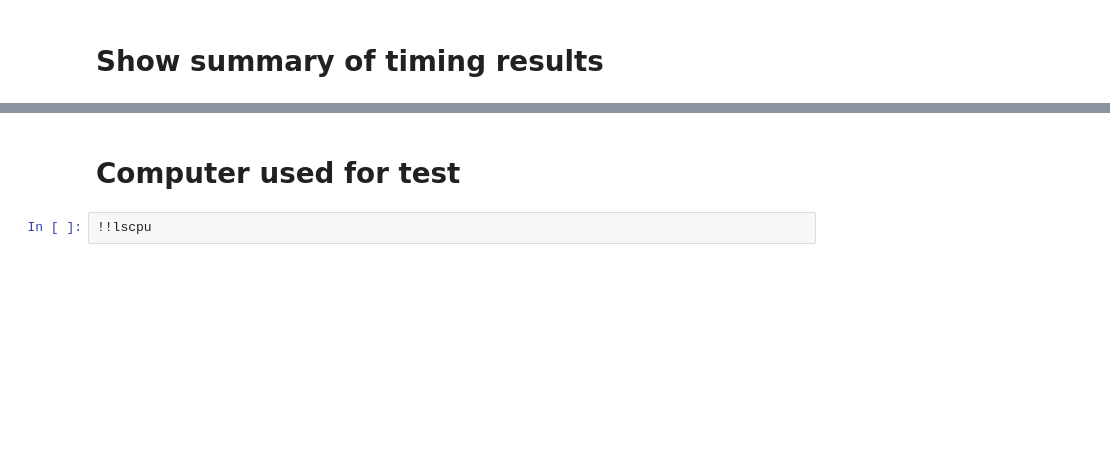
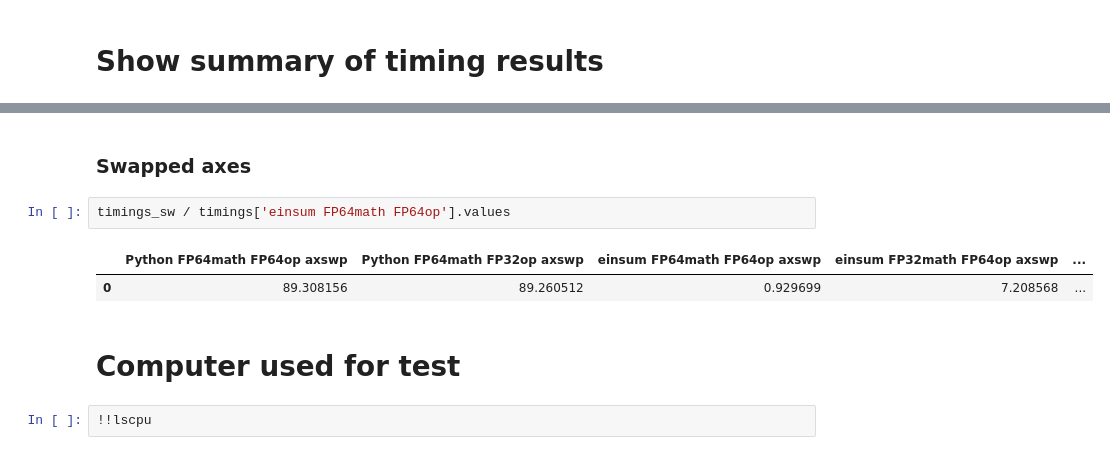
Before and after one commit to jllanfranchi/playground, a Jupyter notebook: test_tensor_operations/test_tensor_operations.ipynb, the cells around one changed output, grey strips where cells are left out. Drawn from its saved outputs; the diff is of its cells as text; blank space fills up the shorter version.

```diff
--- a/test_tensor_operations/test_tensor_operations.ipynb
+++ b/test_tensor_operations/test_tensor_operations.ipynb
@@ -248,3 +579,10 @@ timings / timings['einsum FP64math FP64op'].values
+# %% [markdown]
+### Swapped axes
+# %%
+timings_sw / timings['einsum FP64math FP64op'].values
+# %% [output]
+|  | Python FP64math FP64op axswp | Python FP64math FP32op axswp | einsum FP64math FP64op axswp | einsum FP32math FP64op axswp | ... |
+| 0 | 89.308156 | 89.260512 | 0.929699 | 7.208568 | ... |
 # %% [markdown]
 # Computer used for test
 # %%
```
Also changed, not shown: parts of 61 cells of this notebook.
